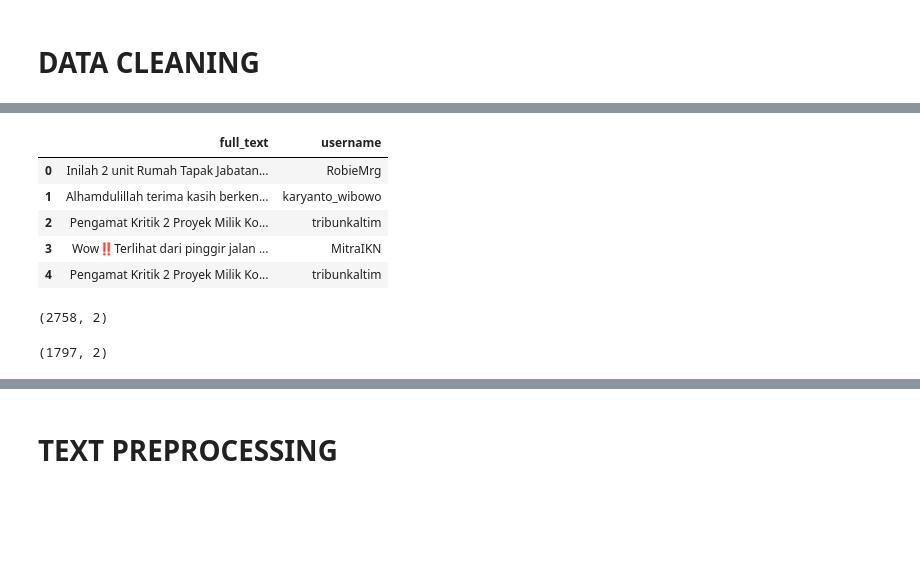
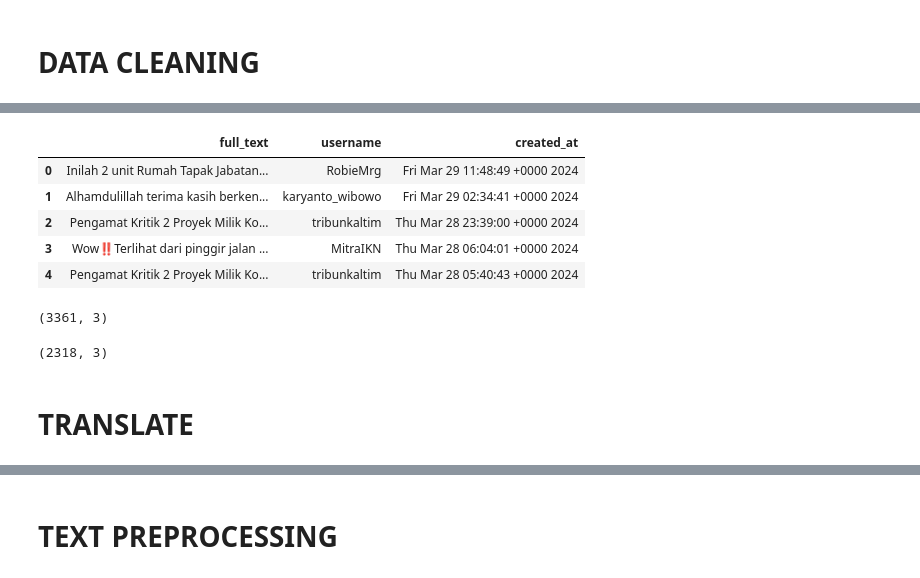
Before and after one commit to Rexyonist/Data-OPS, a Jupyter notebook: text-preprocessing.ipynb, the cells around one changed output, grey strips where cells are left out. Cells and saved outputs as stored; diff of their text form; code cells hidden in the pictures; blank space fills up the shorter version.

```diff
--- a/text-preprocessing.ipynb
+++ b/text-preprocessing.ipynb
@@ -5,9 +5,12 @@ import pandas as pd
 import re
 import string
 
-data1 = pd.read_csv("data/input/IKN-3.csv")
-data2 = pd.read_csv("data/input/IKN.csv")
-data3 = pd.read_csv("data/input/IKN-1.csv")
+data1 = pd.read_csv("input/IKN-3.csv")
+data2 = pd.read_csv("input/IKN.csv")
+data3 = pd.read_csv("input/IKN-1.csv")
+data4 = pd.read_csv("input/data-exc.csv")
 
-data = pd.concat([data1, data2, data3], ignore_index=True)
+data = pd.concat([data1, data2, data3, data4], ignore_index=True)
 data.fillna(1, inplace=True)
+data_filtered = data[['full_text', 'username', 'created_at']]
+print(data_filtered)
@@ -14,19 +35,21 @@ data.fillna(1, inplace=True)
 # %%
-data = data[['full_text', 'username']]
+data = data[['full_text', 'username', 'created_at']]
 data.head()
 # %% [output]
-|  | full_text | username |
-| 0 | Inilah 2 unit Rumah Tapak Jabatan... | RobieMrg |
-| 1 | Alhamdulillah terima kasih berken... | karyanto_wibowo |
-| 2 | Pengamat Kritik 2 Proyek Milik Ko... | tribunkaltim |
-| 3 | Wow‼️Terlihat dari pinggir jalan ... | MitraIKN |
-| 4 | Pengamat Kritik 2 Proyek Milik Ko... | tribunkaltim |
+|  | full_text | username | created_at |
+| 0 | Inilah 2 unit Rumah Tapak Jabatan... | RobieMrg | Fri Mar 29 11:48:49 +0000 2024 |
+| 1 | Alhamdulillah terima kasih berken... | karyanto_wibowo | Fri Mar 29 02:34:41 +0000 2024 |
+| 2 | Pengamat Kritik 2 Proyek Milik Ko... | tribunkaltim | Thu Mar 28 23:39:00 +0000 2024 |
+| 3 | Wow‼️Terlihat dari pinggir jalan ... | MitraIKN | Thu Mar 28 06:04:01 +0000 2024 |
+| 4 | Pengamat Kritik 2 Proyek Milik Ko... | tribunkaltim | Thu Mar 28 05:40:43 +0000 2024 |
 # %%
 data.shape
 # %% [output]
-(2758, 2)
+(3361, 3)
 # %%
 data_cleaned = data.drop_duplicates(subset=['full_text'], keep='first')
 print(data_cleaned.shape)
 # %% [output]
-(1797, 2)
+(2318, 3)
+# %% [markdown]
+# TRANSLATE
```
Also changed, not shown: parts of 20 cells of this notebook, 14 other files.
